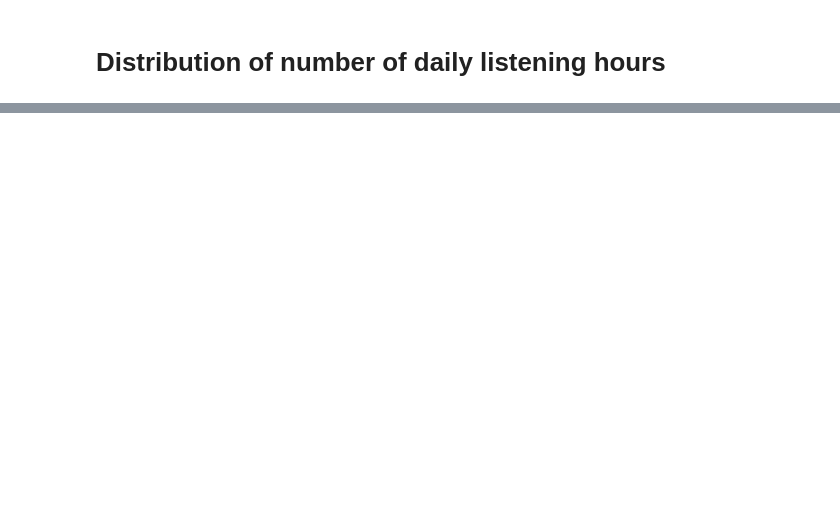
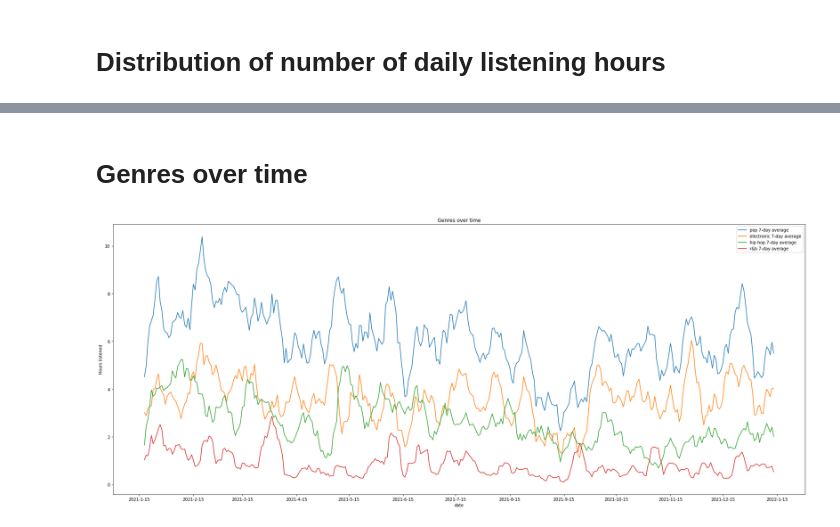
Before and after one commit to jonathanyin12/spotify-analysis, a Jupyter notebook: listening_history.ipynb, the cells around one changed output, grey strips where cells are left out. Cells and saved outputs as stored; diff of their text form; code cells hidden in the pictures; blank space fills up the shorter version.

```diff
--- a/listening_history.ipynb
+++ b/listening_history.ipynb
@@ -266,6 +279,7 @@ for artist in tqdm(history['artistName']):
     genres.append(artists[artist]['genres'])
 genres_df = pd.DataFrame(genres, columns=['genre{}'.format(i) for i in range(1, max_genres+1)])
 genre_history = pd.concat([history, genres_df], axis=1)
+genre_history['genres'] =  genres
 genre_history
 # %% [output]
 |  | endTime | artistName | trackName | msPlayed | minsPlayed | hrsPlayed | year | month | day | hour | ... |
@@ -304,0 +319,33 @@ plt.show()
+# %% [markdown]
+# **Genres over time**
+# %%
+top_genres = {'pop': set(['pop', 'dance pop', 'pop rap', 'pop dance', 'canadian pop', 'pop edm', 'post-teen pop', 'indie poptimism']),
+              'electronic': set(['dance pop', 'edm', 'pop dance', 'tropical house', 'electropop', 'electro house', 'trap', 'pop edm']),
+              'hip hop': set(['pop rap', 'rap', 'melodic rap', 'hip hop']),
+              'r&b': set(['chill r&b', 'alternative r&b', 'r&b'])
+              }
+
+genres_over_time = listening_over_time.copy()
+genre_histories = {}
+for genre, subgenres in top_genres.items():
+    df = genre_history.loc[genre_history['genres'].apply(lambda x: list(set(x).intersection(subgenres))).map(len)>0]
+    genre_over_time = df.groupby(['year', 'month', 'day'], as_index=False)['hrsPlayed'].agg(sum)
+    genre_over_time.rename(columns = {"hrsPlayed": "{}_hrsPlayed".format(genre)},inplace = True)
+    genres_over_time=genres_over_time.merge(genre_over_time, how='left', on = ['year', 'month', 'day'])
+    genres_over_time["{}_hrsPlayed".format(genre)].fillna(value=0,inplace=True)
+    genres_over_time[genre+'_weekly_avg'] = genres_over_time[genre+'_hrsPlayed'].rolling(7, center=True).mean()
+    genres_over_time[genre+'_monthly_avg'] = genres_over_time[genre+'_hrsPlayed'].rolling(30, center=True).mean()
+    genre_histories[genre] = genre_over_time
+
+
+plt.figure(figsize=(30,12))
+for genre in top_genres.keys():
+    ax = sns.lineplot(data = genres_over_time,  x='date', y =genre+'_weekly_avg', label=genre+' 7-day average')
+
+ax.xaxis.set_major_locator(dates.MonthLocator(interval=1))
+plt.title('Genres over time')
+plt.ylabel("Hours listened")
+plt.legend()
+plt.show()
+# %% [output]
+[figure, added]
```
Also changed, not shown: parts of 8 cells of this notebook.
